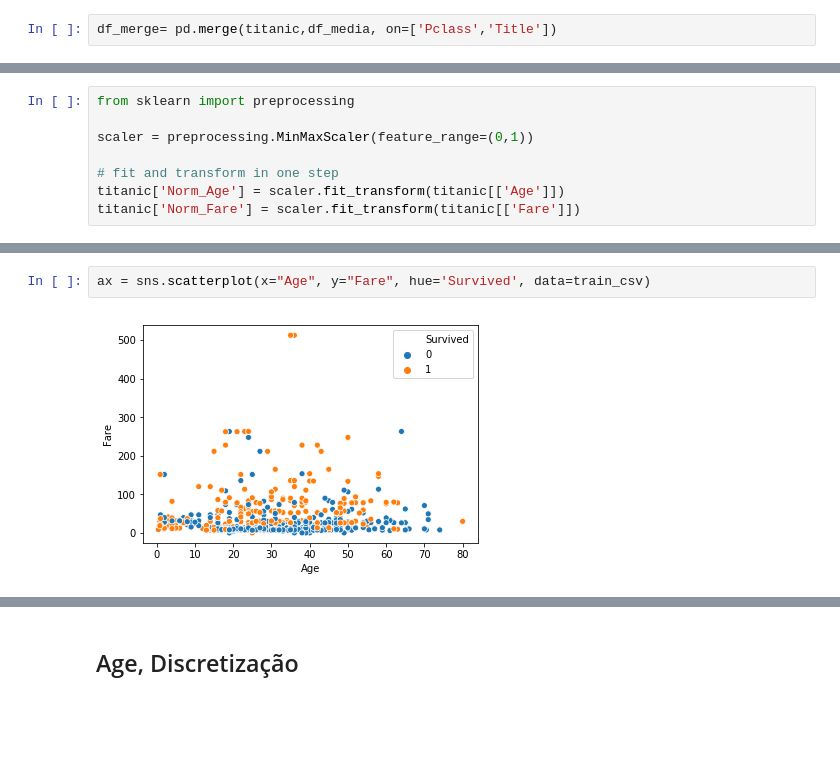
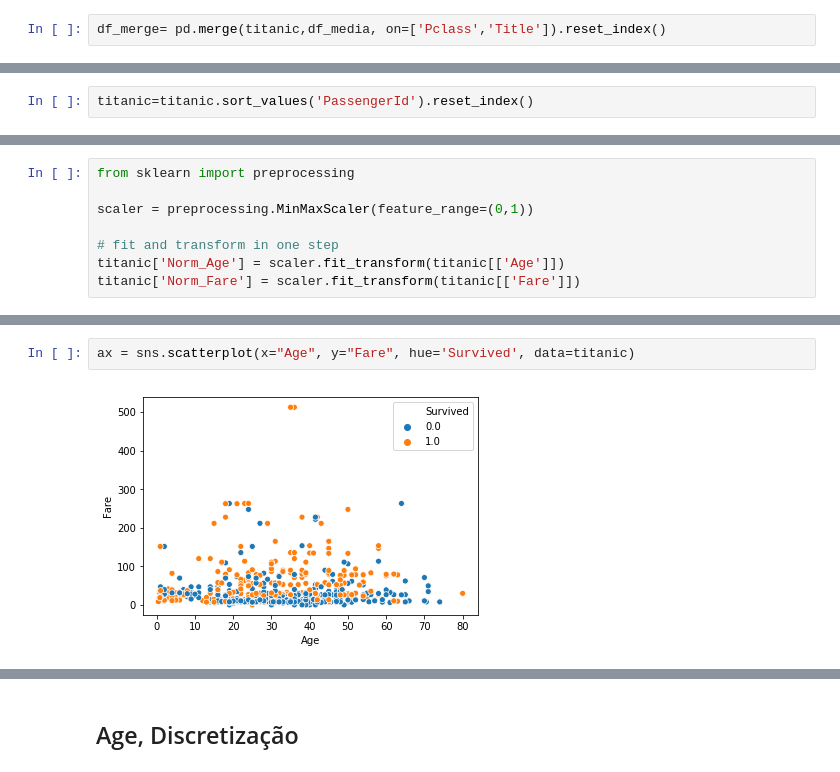
Before and after one commit to Pantoja87/Titanic-Disaster, a Jupyter notebook: TITANIC.ipynb, the cells around one changed output, grey strips where cells are left out. Cells and saved outputs as stored; diff of their text form; blank space fills up the shorter version.

```diff
--- a/TITANIC.ipynb
+++ b/TITANIC.ipynb
@@ -285,10 +246,12 @@ Name: Title, dtype: int64
 # %%
 df_media= titanic.groupby(['Pclass','Title']).Age.median().reset_index()
 # %%
-df_merge= pd.merge(titanic,df_media, on=['Pclass','Title'])
+df_merge= pd.merge(titanic,df_media, on=['Pclass','Title']).reset_index()
 # %%
 df_merge.loc[df_merge.Age_x.isna()==True,'Age_x'] = df_merge.loc[df_merge.Age_x.isna()==True,'Age_y']
 # %%
 df_merge =df_merge.rename(columns={'Age_x':'Age'})
 # %%
 titanic=df_merge
+# %%
+titanic=titanic.sort_values('PassengerId').reset_index()
@@ -663,4 +622,4 @@ titanic['Norm_Fare'] = scaler.fit_transform(titanic[['Fare']])
 # %%
-ax = sns.scatterplot(x="Age", y="Fare", hue='Survived', data=train_csv)
+ax = sns.scatterplot(x="Age", y="Fare", hue='Survived', data=titanic)
 # %% [output]
-[figure, old version]
+[figure, new version]
```
Also changed, not shown: parts of 69 cells of this notebook.
